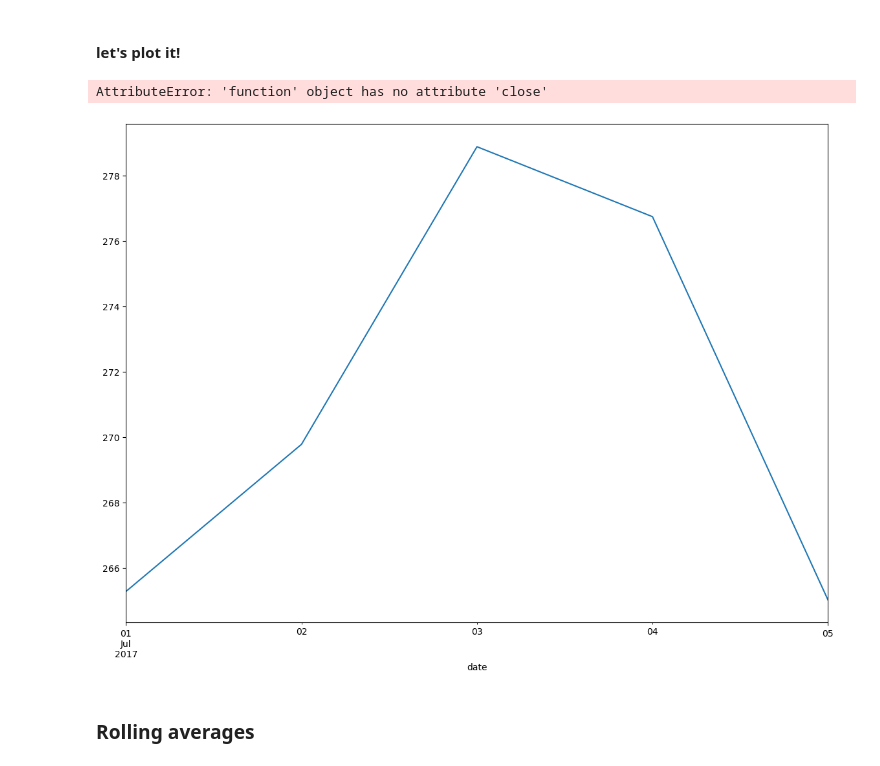
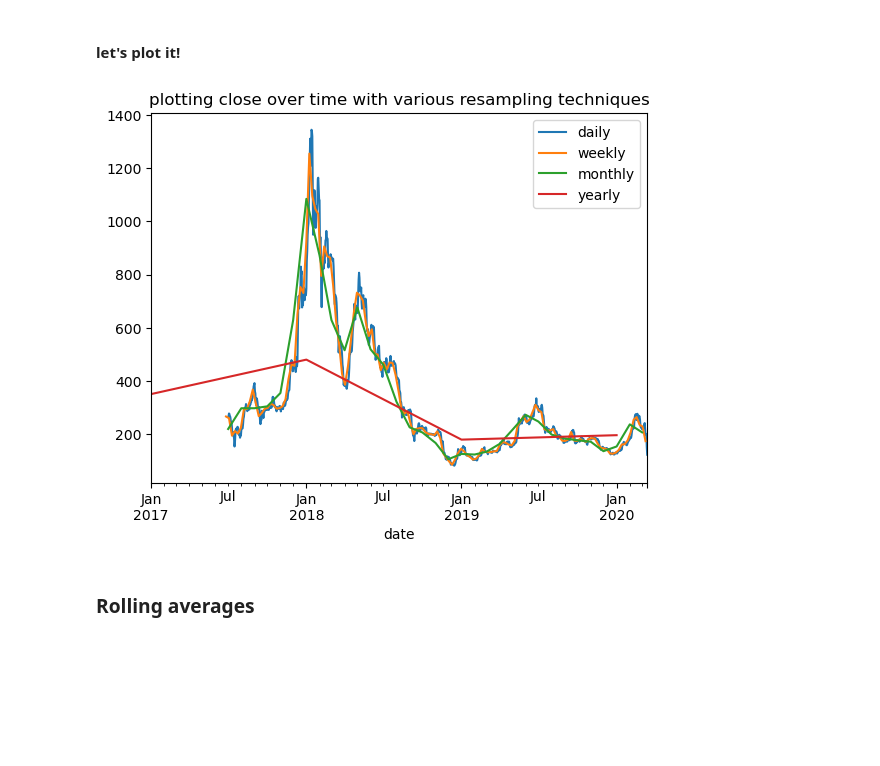
Before and after one commit to Keila-Camarillo/time_series_exercises, a Jupyter notebook: dates_lesson.ipynb, the cells around one changed output. Drawn from its saved outputs; the diff is of its cells as text; code cells hidden in the pictures; blank space fills up the shorter version.

```diff
--- a/dates_lesson.ipynb
+++ b/dates_lesson.ipynb
@@ -716,6 +716,6 @@ df.head()
 | 2017-07-01 15:00:00 | 268.79 |
 # %%
 #get the daily mean
-df_daily = df.resample('D').mean().head()
+df_daily = df.resample('D').mean()
 # %%
 #get mean, min, max
@@ -739,19 +732,19 @@ df.resample('D').agg(['mean', 'min', 'max'])
 # %% [markdown]
 #### let's plot it!
 # %%
-plt.figure(figsize=(14,10))
+# plt.figure(figsize=(14,10))
 
 df_daily.close.plot(label='daily')
-df_daily.resample('W').mean.close.plot(label='weekly')
-df_daily.resample('M').mean.close.plot(label='monthly')
-df_daily.resample('Y').mean.close.plot(label='yearly')
+df_daily.resample('W').mean().close.plot(label='weekly')
+df_daily.resample('M').mean().close.plot(label='monthly')
+df_daily.resample('Y').mean().close.plot(label='yearly')
+
 
 plt.title('plotting close over time with various resampling techniques')
 plt.legend()
 plt.show()
 # %% [output]
-AttributeError: 'function' object has no attribute 'close'
-[figure, old version]
+[figure, new version]
 # %% [markdown]
 ### Rolling averages
 # %% [markdown]
```
Also changed, not shown: parts of 1 cell of this notebook, 1 other file.
